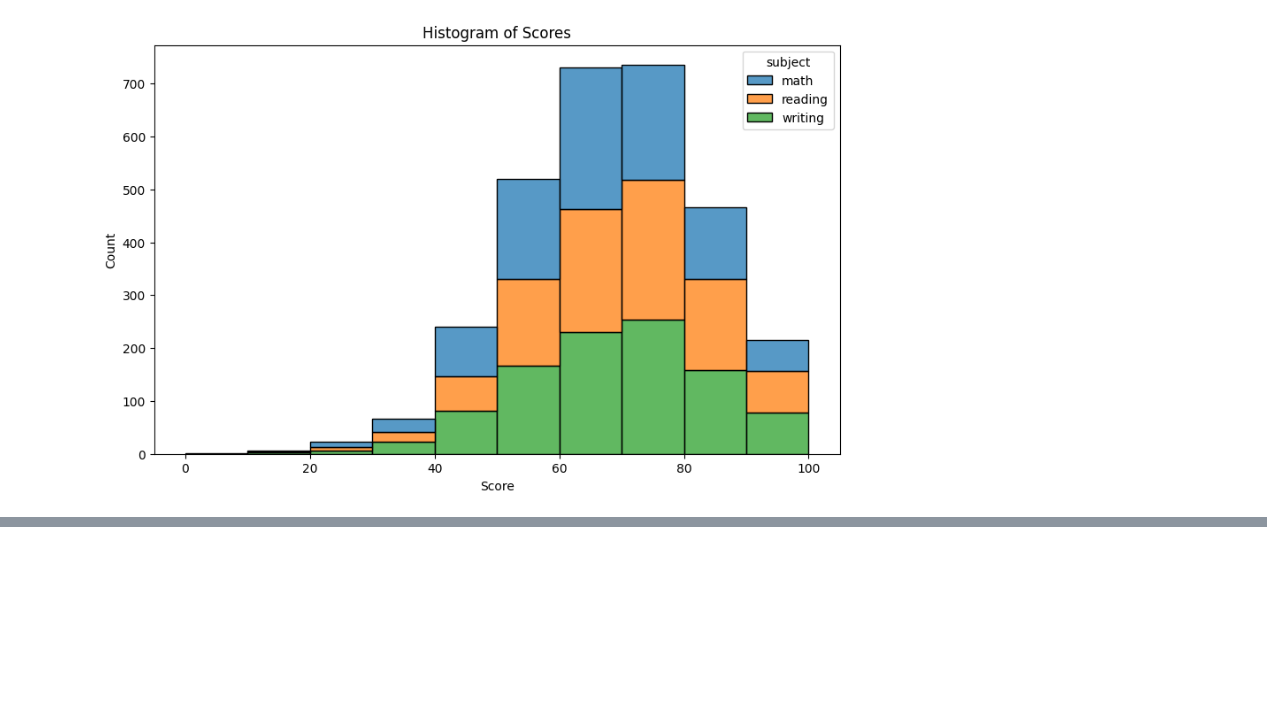
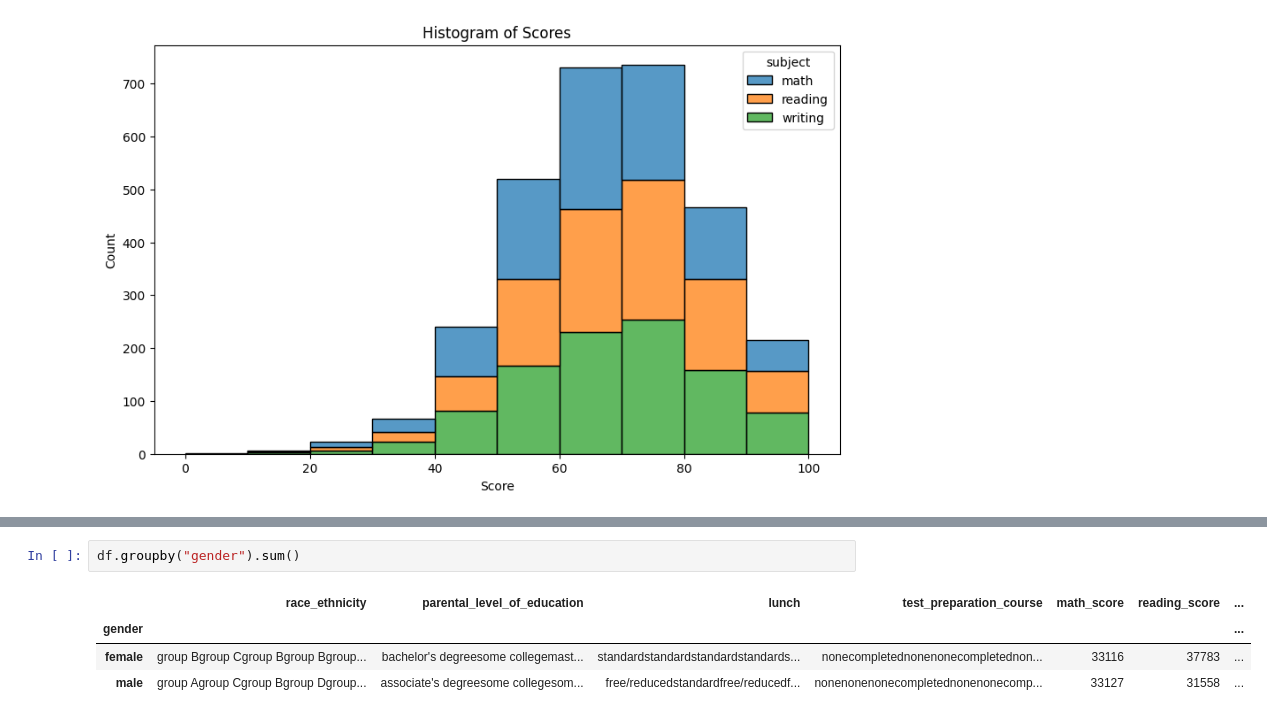
Before and after one commit to uday2209/Student_data_analysis-Project, a Jupyter notebook: research/experiment.ipynb, the cells around one changed output, grey strips where cells are left out. Drawn from its saved outputs; the diff is of its cells as text; blank space fills up the shorter version.

```diff
--- a/research/experiment.ipynb
+++ b/research/experiment.ipynb
@@ -231,0 +244,7 @@ plt.show()
+# %%
+df.groupby("gender").sum()
+# %% [output]
+|  | race_ethnicity | parental_level_of_education | lunch | test_preparation_course | math_score | reading_score | ... |
+| gender |  |  |  |  |  |  | ... |
+| female | group Bgroup Cgroup Bgroup Bgroup... | bachelor's degreesome collegemast... | standardstandardstandardstandards... | nonecompletednonenonecompletednon... | 33116 | 37783 | ... |
+| male | group Agroup Cgroup Bgroup Dgroup... | associate's degreesome collegesom... | free/reducedstandardfree/reducedf... | nonenonenonecompletednonenonecomp... | 33127 | 31558 | ... |
```
Also changed, not shown: parts of 6 cells of this notebook.
